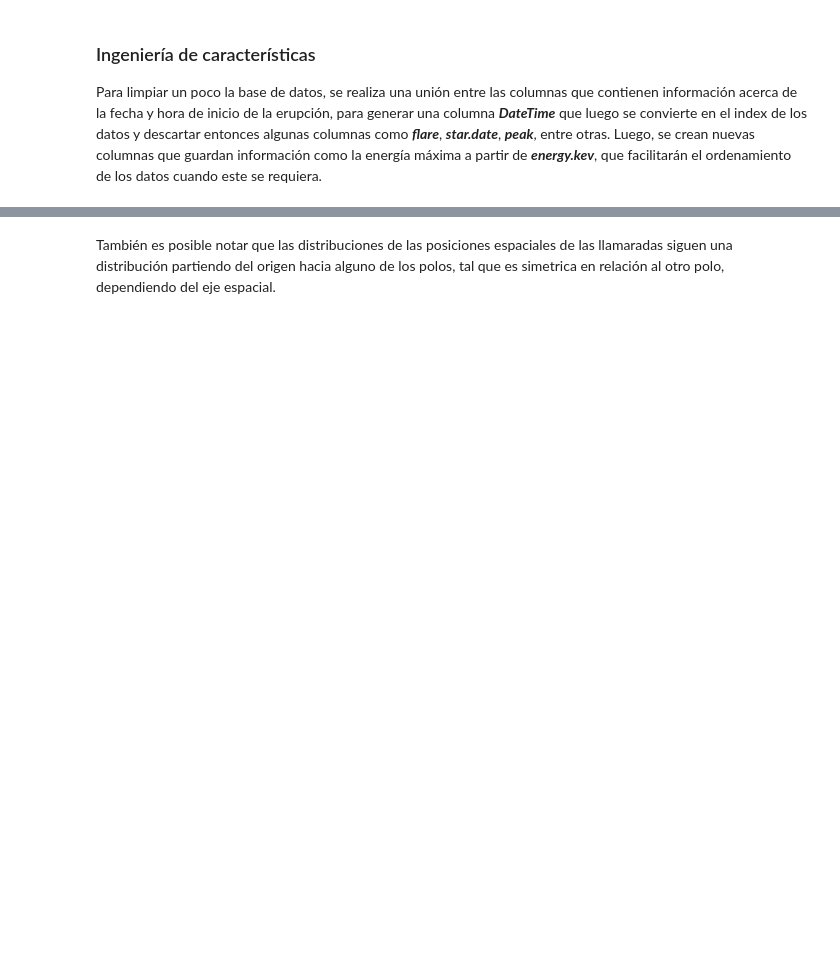
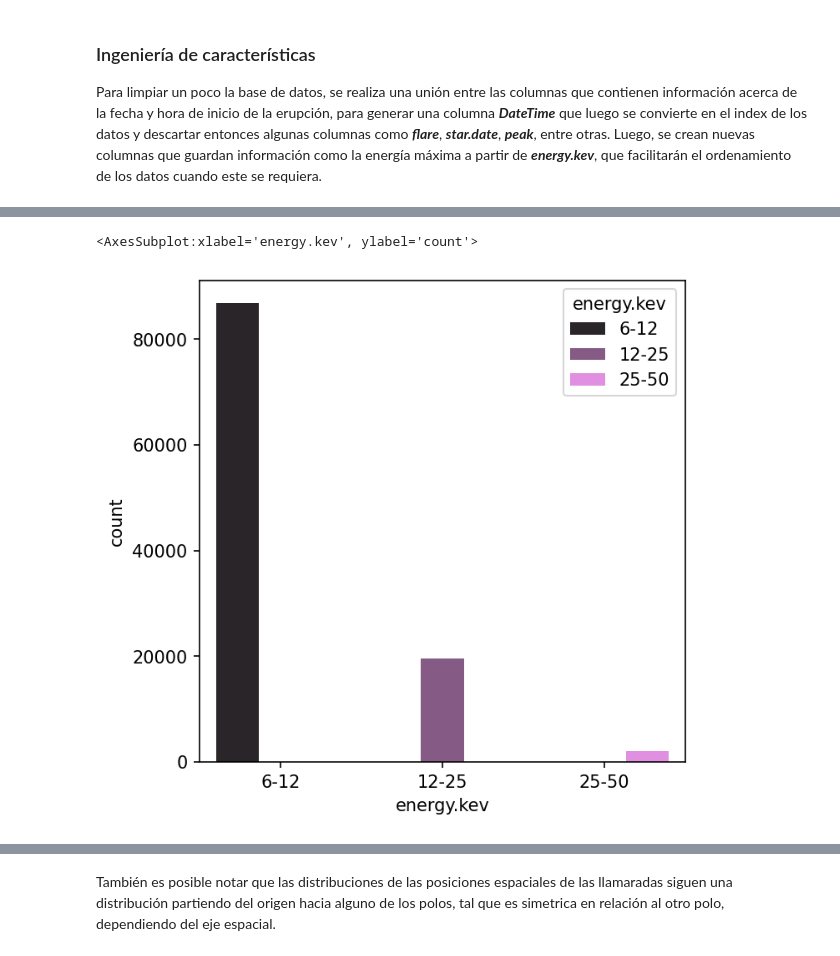
Before and after one commit to Exploratory-Data-Analiysis/Exam_1, a Jupyter notebook: ML_SolarFlares.ipynb, the cells around one changed output, grey strips where cells are left out. Saved outputs shown, nothing was run; the diff lists cells and outputs as text; code cells hidden in the pictures; blank space fills up the shorter version.

```diff
--- a/ML_SolarFlares.ipynb
+++ b/ML_SolarFlares.ipynb
@@ -66,0 +113,6 @@ Como primer análisis a los datos, se busca estudiar si existe alguna relación
+# %%
+plt.figure(figsize=(5,5), dpi = 150)
+sns.countplot(dfenergy.sort_values('Emax.kev'), x="energy.kev", hue='energy.kev')
+# %% [output]
+<AxesSubplot:xlabel='energy.kev', ylabel='count'>
+[figure, added]
```
Also changed, not shown: parts of 69 cells of this notebook, 2 other files.
